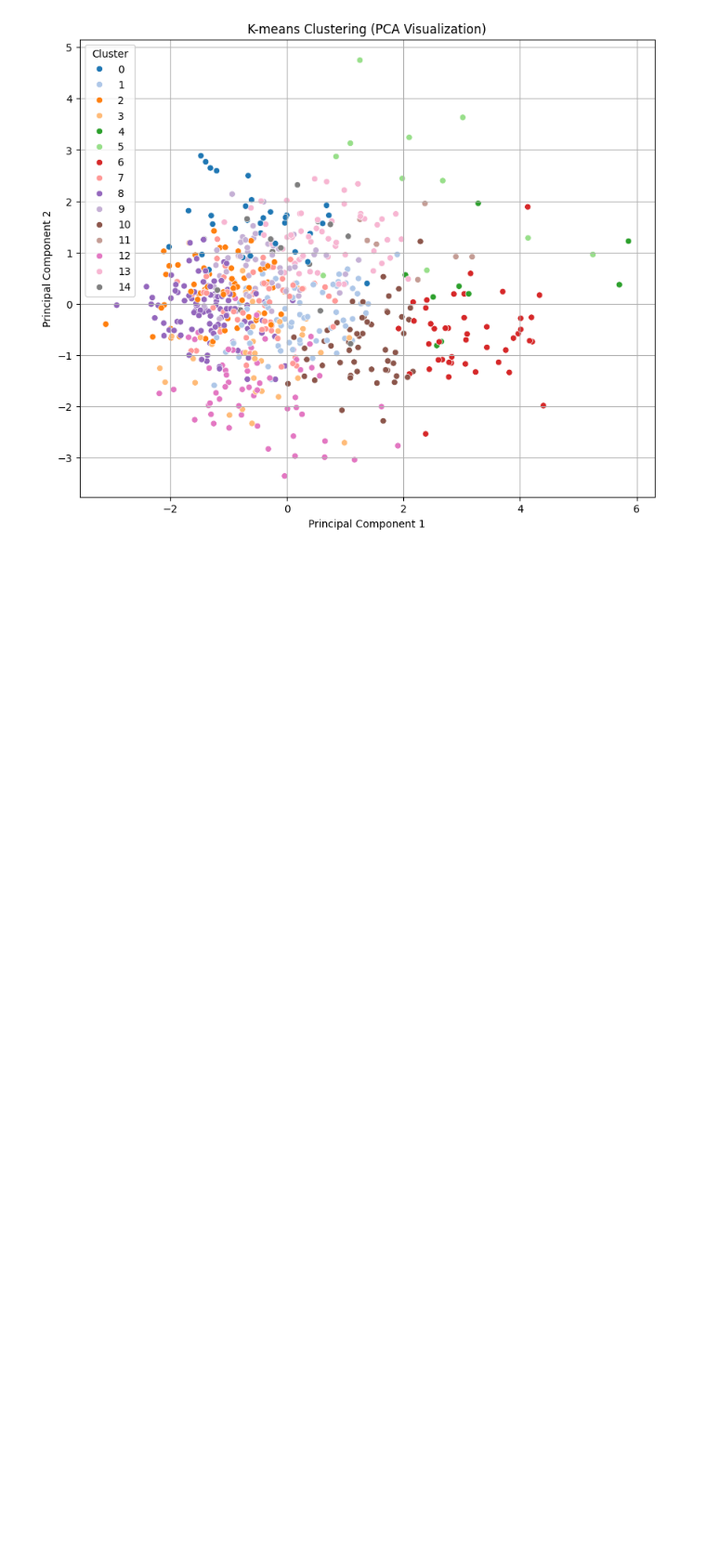
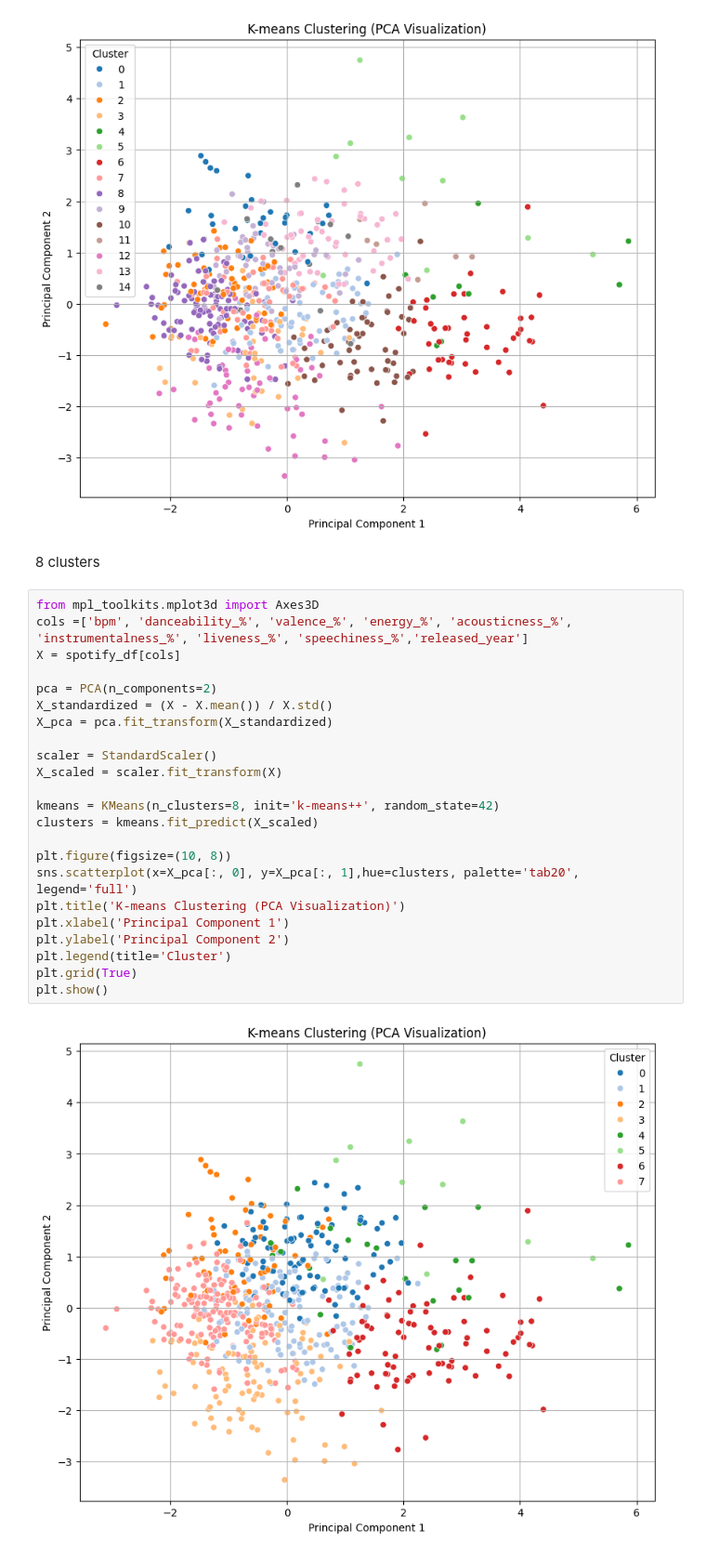
Before and after one commit to nataliachoszczyk/spotify-songs-clustering, a Jupyter notebook: EDA_KM1/EDA.ipynb, the cells around one changed output. Shown at 93% size. Saved outputs shown, nothing was run; the diff lists cells and outputs as text; blank space fills up the shorter version.

```diff
--- a/EDA_KM1/EDA.ipynb
+++ b/EDA_KM1/EDA.ipynb
@@ -453,3 +447,30 @@ plt.grid(True)
 plt.show()
 # %% [output]
 [figure]
+# %% [markdown]
+8 clusters
+# %%
+from mpl_toolkits.mplot3d import Axes3D
+cols =['bpm', 'danceability_%', 'valence_%', 'energy_%', 'acousticness_%', 'instrumentalness_%', 'liveness_%', 'speechiness_%','released_year']
+X = spotify_df[cols]
+
+pca = PCA(n_components=2)
+X_standardized = (X - X.mean()) / X.std()
+X_pca = pca.fit_transform(X_standardized)
+
+scaler = StandardScaler()
+X_scaled = scaler.fit_transform(X)
+
+kmeans = KMeans(n_clusters=8, init='k-means++', random_state=42)
+clusters = kmeans.fit_predict(X_scaled)
+
+plt.figure(figsize=(10, 8))
+sns.scatterplot(x=X_pca[:, 0], y=X_pca[:, 1],hue=clusters, palette='tab20', legend='full')
+plt.title('K-means Clustering (PCA Visualization)')
+plt.xlabel('Principal Component 1')
+plt.ylabel('Principal Component 2')
+plt.legend(title='Cluster')
+plt.grid(True)
+plt.show()
+# %% [output]
+[figure, added]
```
Also changed, not shown: parts of 7 cells of this notebook.
